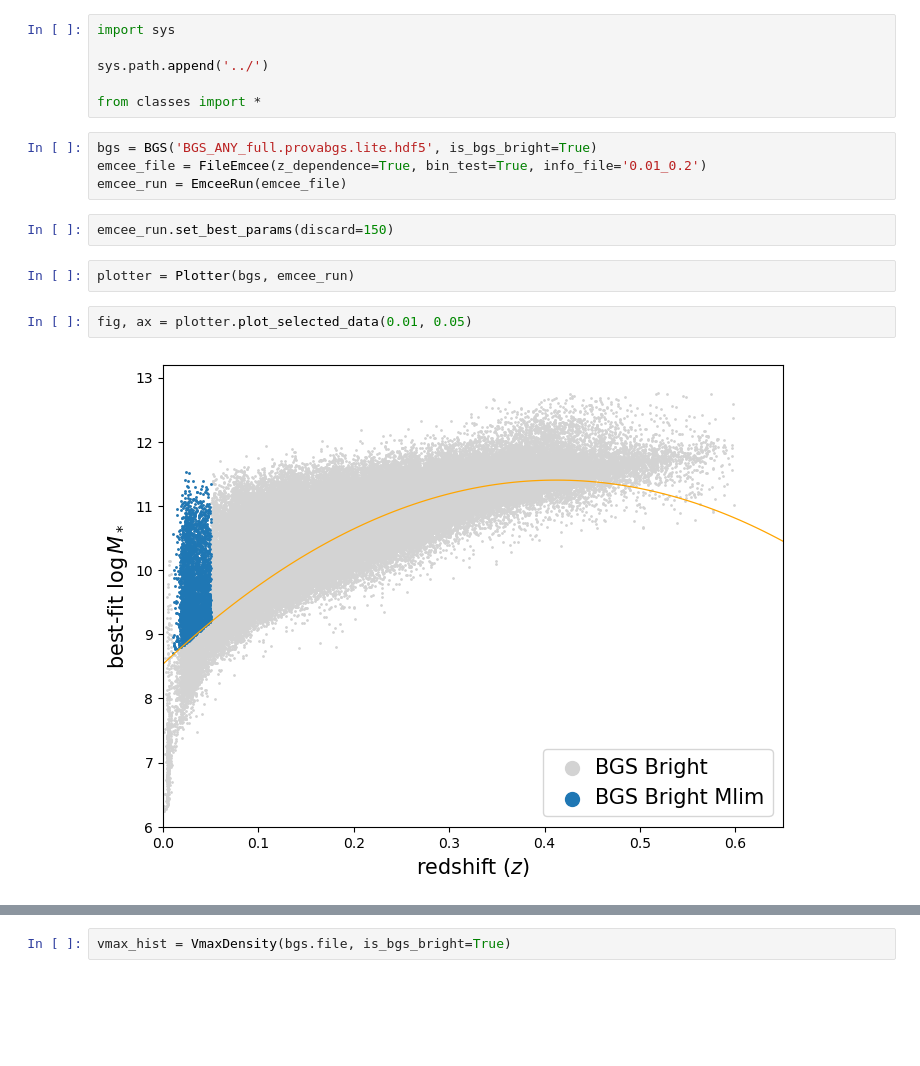
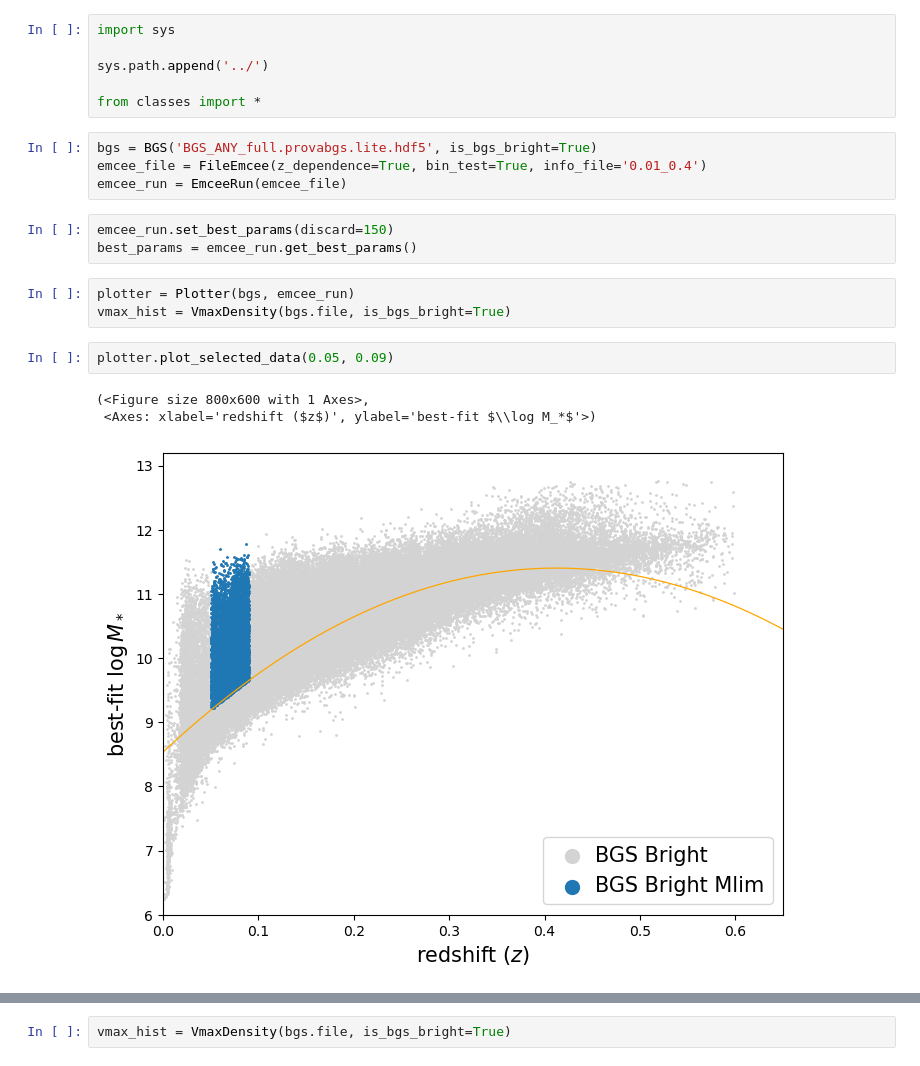
Before and after one commit to fedehope/zSMF, a Jupyter notebook: nb/test.ipynb, the cells around one changed output, grey strips where cells are left out. Cells and saved outputs as stored; diff of their text form; blank space fills up the shorter version.

Commit message:
adding **plot_params in Plotter - compared 4 bins in test.ipynb

```diff
--- a/nb/test.ipynb
+++ b/nb/test.ipynb
@@ -6,13 +6,17 @@ sys.path.append('../')
 from classes import *
 # %%
 bgs = BGS('BGS_ANY_full.provabgs.lite.hdf5', is_bgs_bright=True)
-emcee_file = FileEmcee(z_dependence=True, bin_test=True, info_file='0.01_0.2')
+emcee_file = FileEmcee(z_dependence=True, bin_test=True, info_file='0.01_0.4')
 emcee_run = EmceeRun(emcee_file)
 # %%
 emcee_run.set_best_params(discard=150)
+best_params = emcee_run.get_best_params()
 # %%
 plotter = Plotter(bgs, emcee_run)
+vmax_hist = VmaxDensity(bgs.file, is_bgs_bright=True)
-# %%
-fig, ax = plotter.plot_selected_data(0.01, 0.05)
-# %% [output]
-[figure, removed]
+# %%
+plotter.plot_selected_data(0.05, 0.09)
+# %% [output]
+(<Figure size 800x600 with 1 Axes>,
+ <Axes: xlabel='redshift ($z$)', ylabel='best-fit $\\log M_*$'>)
+[figure, added]
```
Also changed, not shown: parts of 4 cells of this notebook, 1 other file.
